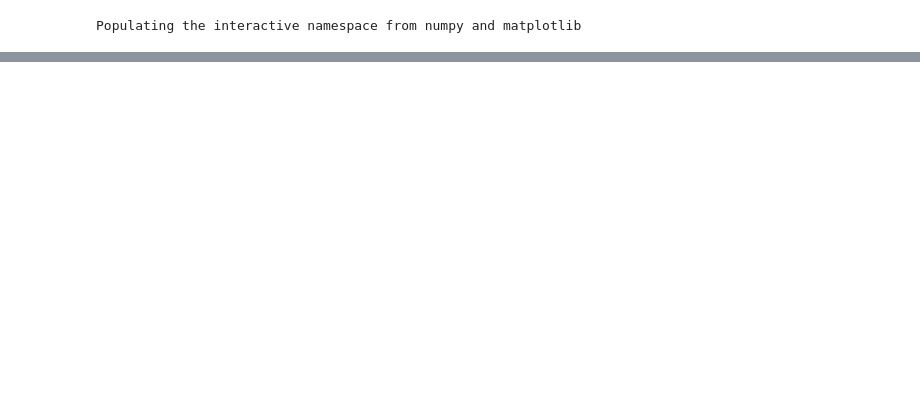
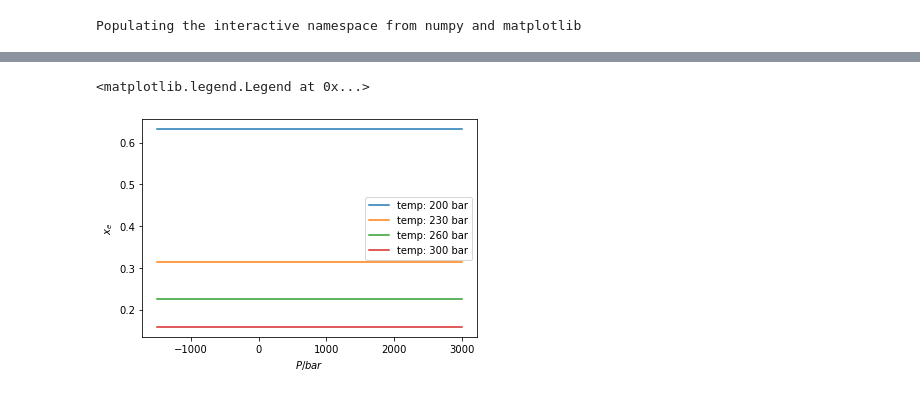
Before and after one commit to chappertron/TSEOS, a Jupyter notebook: testing_the_model.ipynb, the cells around one changed output, grey strips where cells are left out. Drawn from its saved outputs; the diff is of its cells as text; code cells hidden in the pictures; blank space fills up the shorter version.

```diff
--- a/testing_the_model.ipynb
+++ b/testing_the_model.ipynb
@@ -38,0 +48,15 @@ array([[2.61803396, 2.61803396]])
+# %%
+
+presses_x_test = np.linspace(-150,300,1000)*10 # *10 to convert to bar, from mpa
+
+for temp in np.array([200,230,260,300,]):
+    xs_opt = bid.x(np.array([temp]),presses_x_test,)
+    temps_x_test.shape
+    plt.plot(presses_x_test,xs_opt.T,label=f'temp: {temp} bar')
+
+plt.ylabel('$x_e$')
+plt.xlabel('$P/bar$')
+plt.legend()
+# %% [output]
+<matplotlib.legend.Legend at 0x...>
+[figure, added]
```
Also changed, not shown: parts of 13 cells of this notebook, 1 other file.
